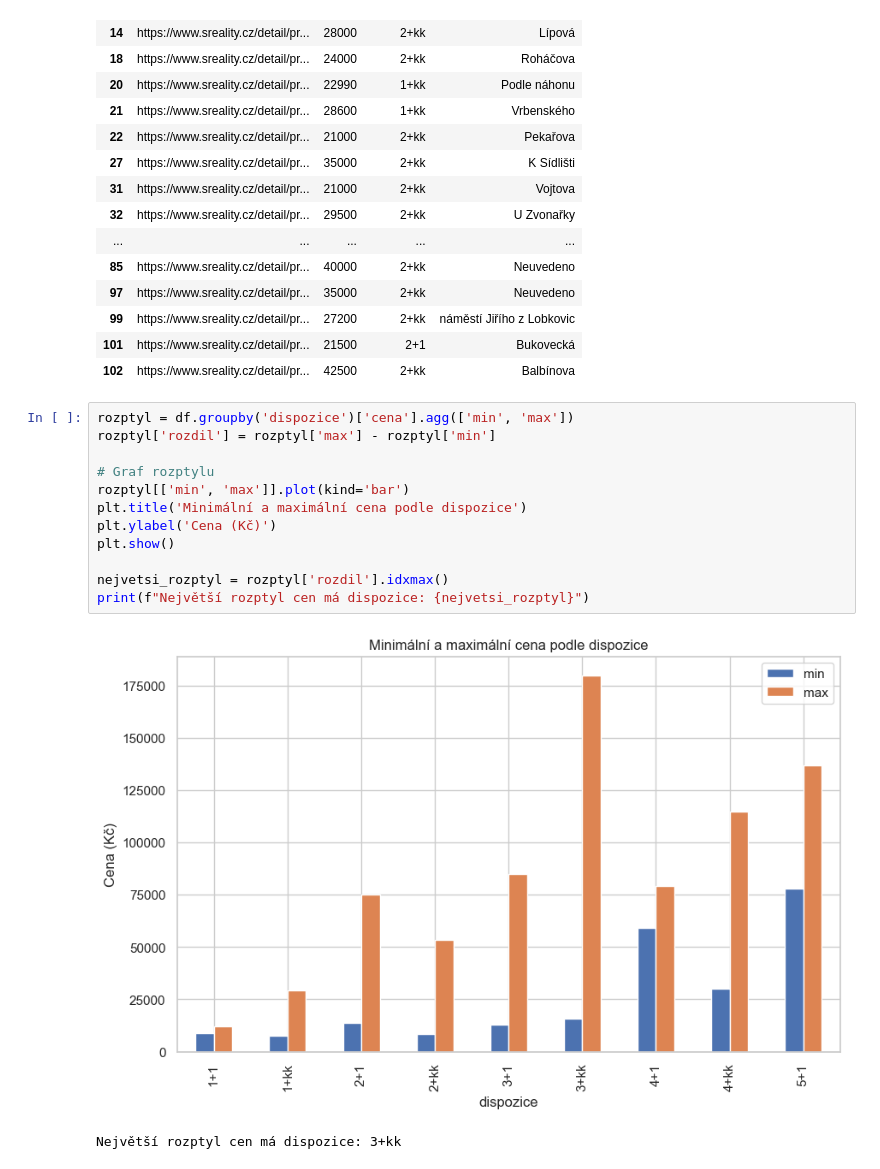
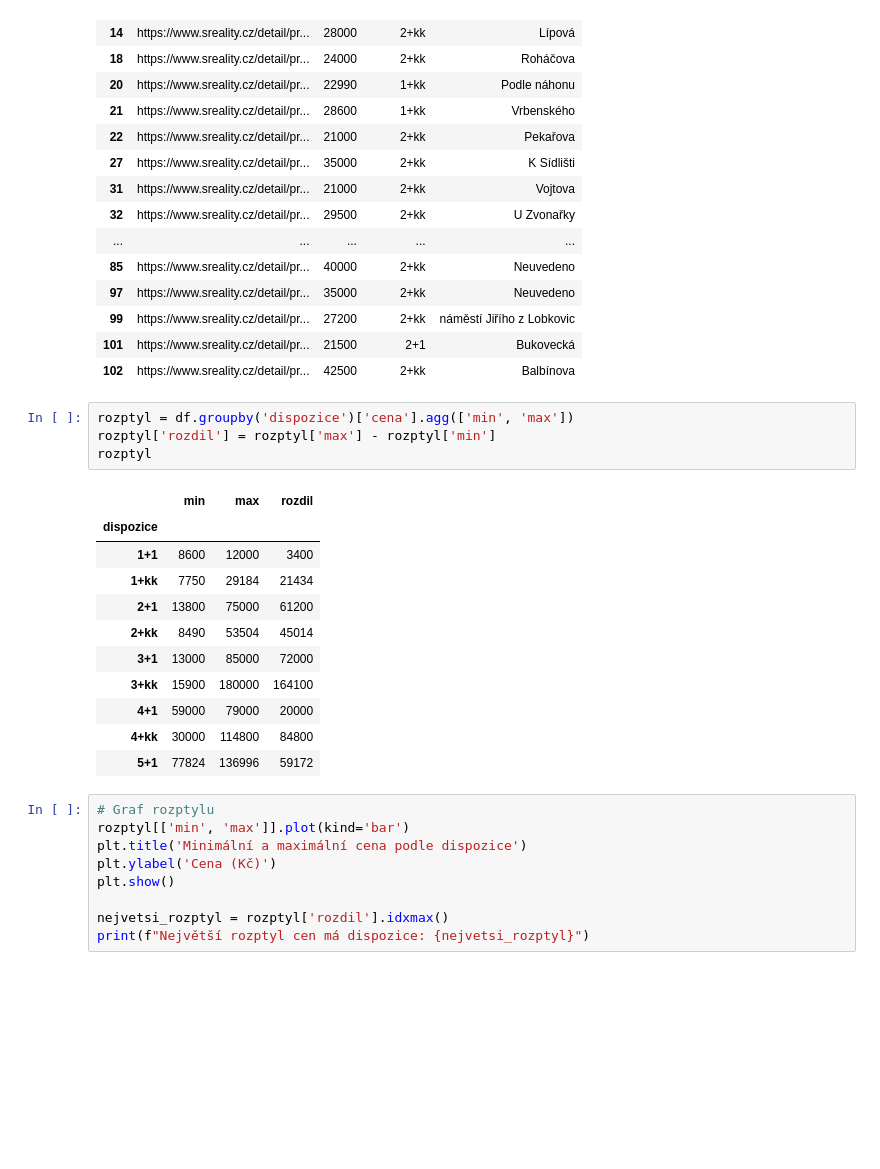
Before and after one commit to suraveronika/Python_Sura, a Jupyter notebook: Sura_zaverecny_projekt.ipynb, the cells around one changed output. Drawn from its saved outputs; the diff is of its cells as text; blank space fills up the shorter version.

```diff
--- a/Sura_zaverecny_projekt.ipynb
+++ b/Sura_zaverecny_projekt.ipynb
@@ -389,15 +403,25 @@ Z toho malých bytů (do 2+1): 32
 # %%
 rozptyl = df.groupby('dispozice')['cena'].agg(['min', 'max'])
 rozptyl['rozdil'] = rozptyl['max'] - rozptyl['min']
-
-# Graf rozptylu
-rozptyl[['min', 'max']].plot(kind='bar')
-plt.title('Minimální a maximální cena podle dispozice')
-plt.ylabel('Cena (Kč)')
-plt.show()
-
-nejvetsi_rozptyl = rozptyl['rozdil'].idxmax()
-print(f"Největší rozptyl cen má dispozice: {nejvetsi_rozptyl}")
+rozptyl
 # %% [output]
-[figure, removed]
-Největší rozptyl cen má dispozice: 3+kk
+|  | min | max | rozdil |
+| dispozice |  |  |  |
+| 1+1 | 8600 | 12000 | 3400 |
+| 1+kk | 7750 | 29184 | 21434 |
+| 2+1 | 13800 | 75000 | 61200 |
+| 2+kk | 8490 | 53504 | 45014 |
+| 3+1 | 13000 | 85000 | 72000 |
+| 3+kk | 15900 | 180000 | 164100 |
+| 4+1 | 59000 | 79000 | 20000 |
+| 4+kk | 30000 | 114800 | 84800 |
+| 5+1 | 77824 | 136996 | 59172 |
+# %%
+# Graf rozptylu
+rozptyl[['min', 'max']].plot(kind='bar')
+plt.title('Minimální a maximální cena podle dispozice')
+plt.ylabel('Cena (Kč)')
+plt.show()
+
+nejvetsi_rozptyl = rozptyl['rozdil'].idxmax()
+print(f"Největší rozptyl cen má dispozice: {nejvetsi_rozptyl}")
```
Also changed, not shown: parts of 6 cells of this notebook.
